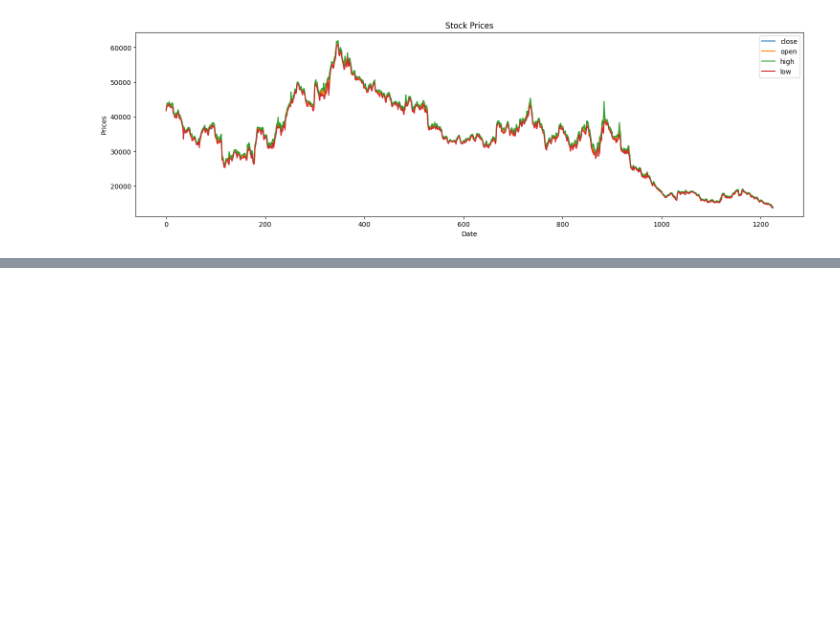
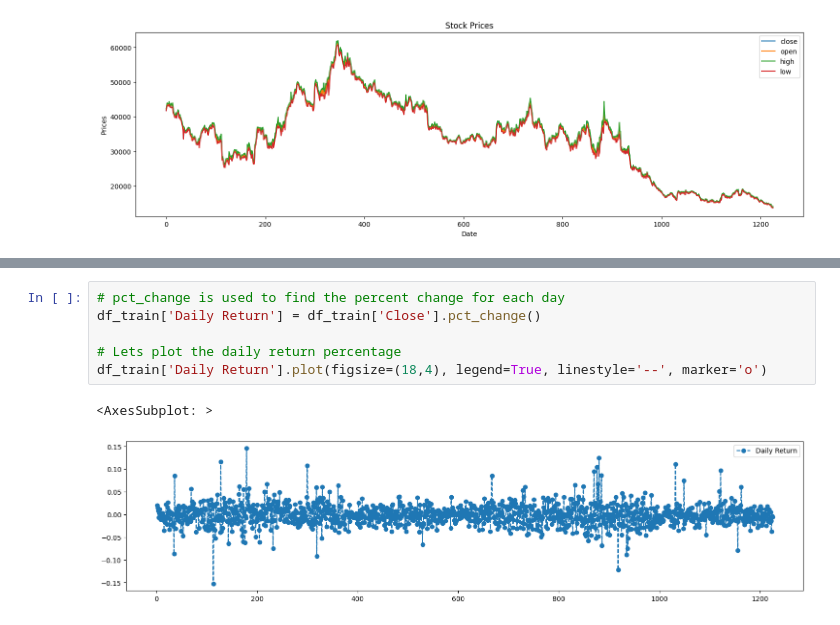
Before and after one commit to taharathussain/Stock-Price-Prediction, a Jupyter notebook: Code.ipynb, the cells around one changed output, grey strips where cells are left out. Drawn from its saved outputs; the diff is of its cells as text; blank space fills up the shorter version.

```diff
--- a/Code.ipynb
+++ b/Code.ipynb
@@ -180,0 +196,9 @@ plt.show()
+# %%
+# pct_change is used to find the percent change for each day
+df_train['Daily Return'] = df_train['Close'].pct_change()
+
+# Lets plot the daily return percentage
+df_train['Daily Return'].plot(figsize=(18,4), legend=True, linestyle='--', marker='o')
+# %% [output]
+<AxesSubplot: >
+[figure, added]
```
Also changed, not shown: parts of 13 cells of this notebook.
